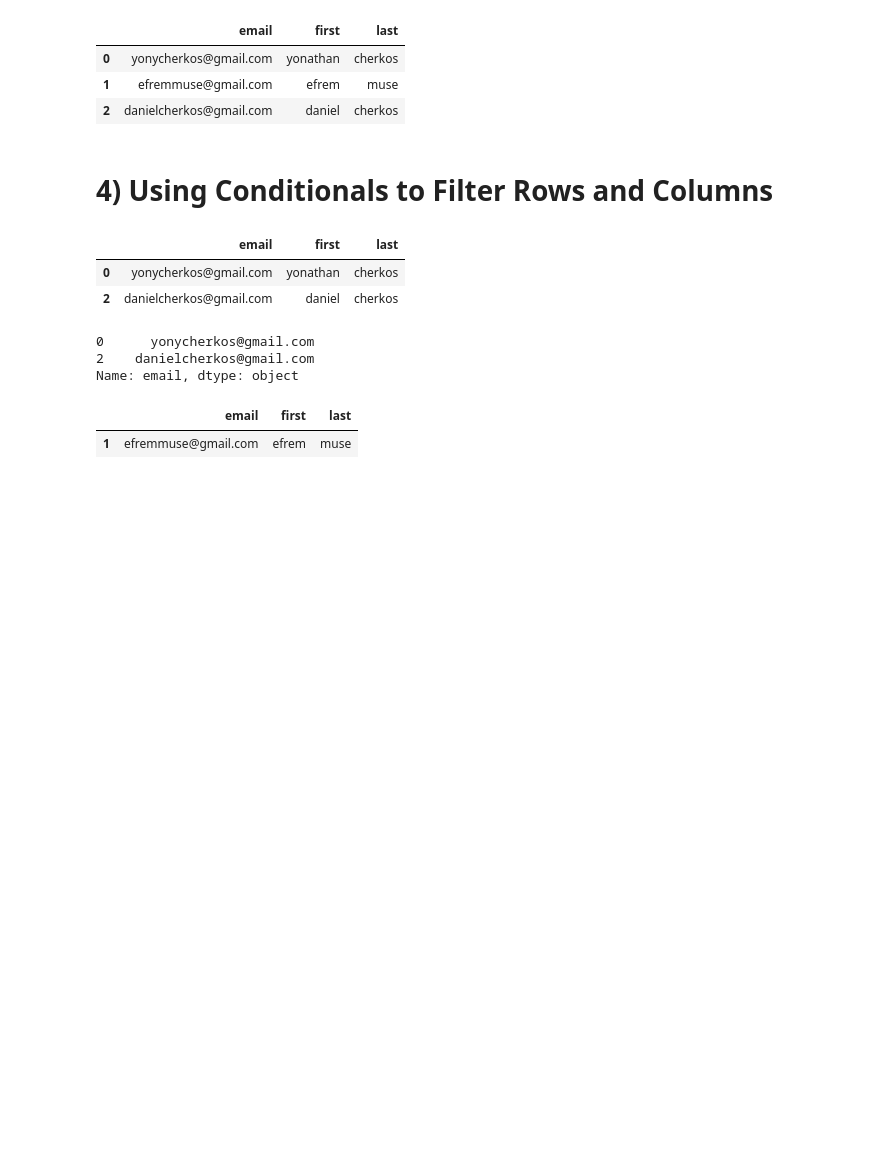
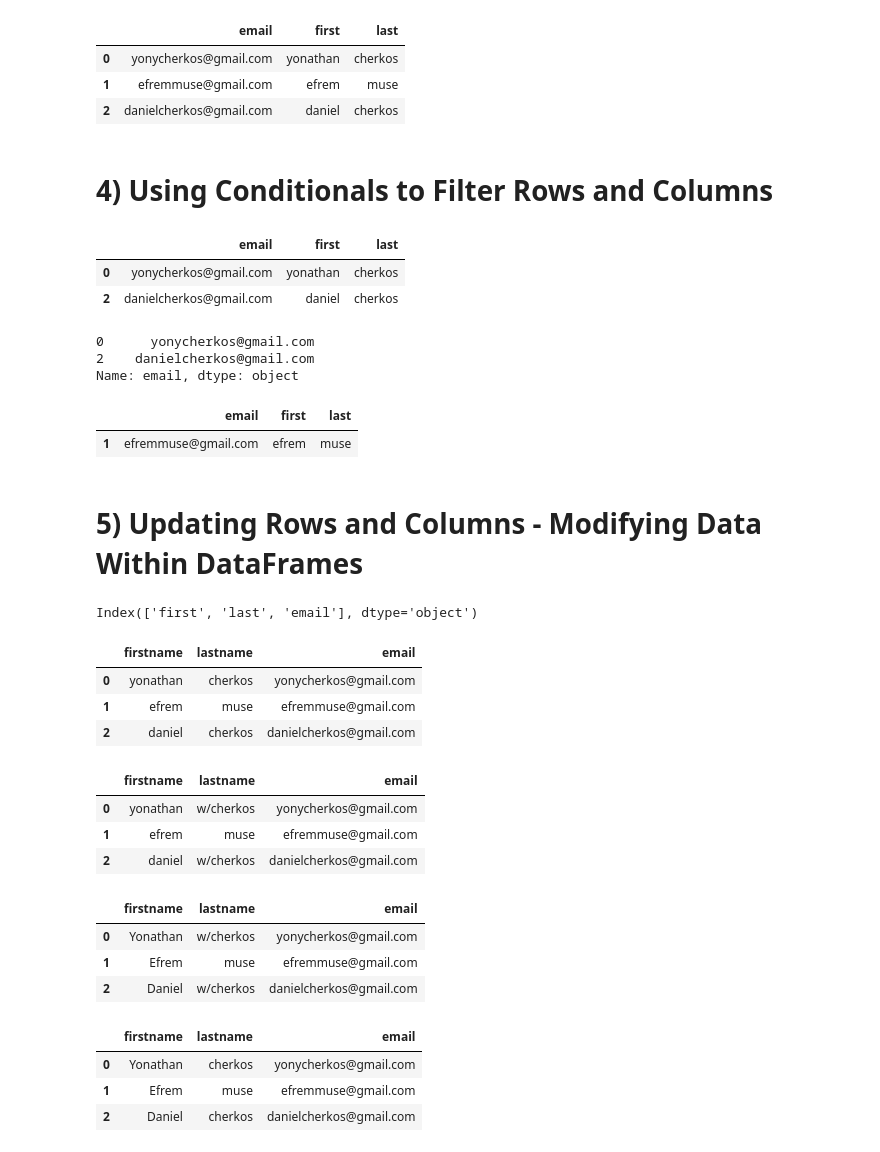
Before and after one commit to yonycherkos/data_analysis, a Jupyter notebook: pandas/Snippets.ipynb, the cells around one changed output. Saved outputs shown, nothing was run; the diff lists cells and outputs as text; code cells hidden in the pictures; blank space fills up the shorter version.

```diff
--- a/pandas/Snippets.ipynb
+++ b/pandas/Snippets.ipynb
@@ -109,3 +109,18 @@ df.loc[~filt]
 # %% [output]
 |  | email | first | last |
 | 1 | efremmuse@gmail.com | efrem | muse |
+# %% [markdown]
+# 5) Updating Rows and Columns - Modifying Data Within DataFrames
+# %%
+df.columns
+# %% [output]
+Index(['first', 'last', 'email'], dtype='object')
+# %%
+df.rename(columns={'first': 'firstname', 'last': 'lastname'}, inplace=True)
+# %%
+df
+# %% [output]
+|  | firstname | lastname | email |
+| 0 | yonathan | cherkos | yonycherkos@gmail.com |
+| 1 | efrem | muse | efremmuse@gmail.com |
+| 2 | daniel | cherkos | danielcherkos@gmail.com |
@@ -111,0 +130,7 @@ df.loc[~filt]
+# %%
+df
+# %% [output]
+|  | firstname | lastname | email |
+| 0 | yonathan | w/cherkos | yonycherkos@gmail.com |
+| 1 | efrem | muse | efremmuse@gmail.com |
+| 2 | daniel | w/cherkos | danielcherkos@gmail.com |
@@ -111,0 +140,8 @@ df.loc[~filt]
+# %%
+df["firstname"] = df["firstname"].apply(update_firstname)
+df
+# %% [output]
+|  | firstname | lastname | email |
+| 0 | Yonathan | w/cherkos | yonycherkos@gmail.com |
+| 1 | Efrem | muse | efremmuse@gmail.com |
+| 2 | Daniel | w/cherkos | danielcherkos@gmail.com |
@@ -111,0 +150,7 @@ df.loc[~filt]
+# %%
+df
+# %% [output]
+|  | firstname | lastname | email |
+| 0 | Yonathan | cherkos | yonycherkos@gmail.com |
+| 1 | Efrem | muse | efremmuse@gmail.com |
+| 2 | Daniel | cherkos | danielcherkos@gmail.com |
```
Also changed, not shown: parts of 3 cells of this notebook, 1 other file.
